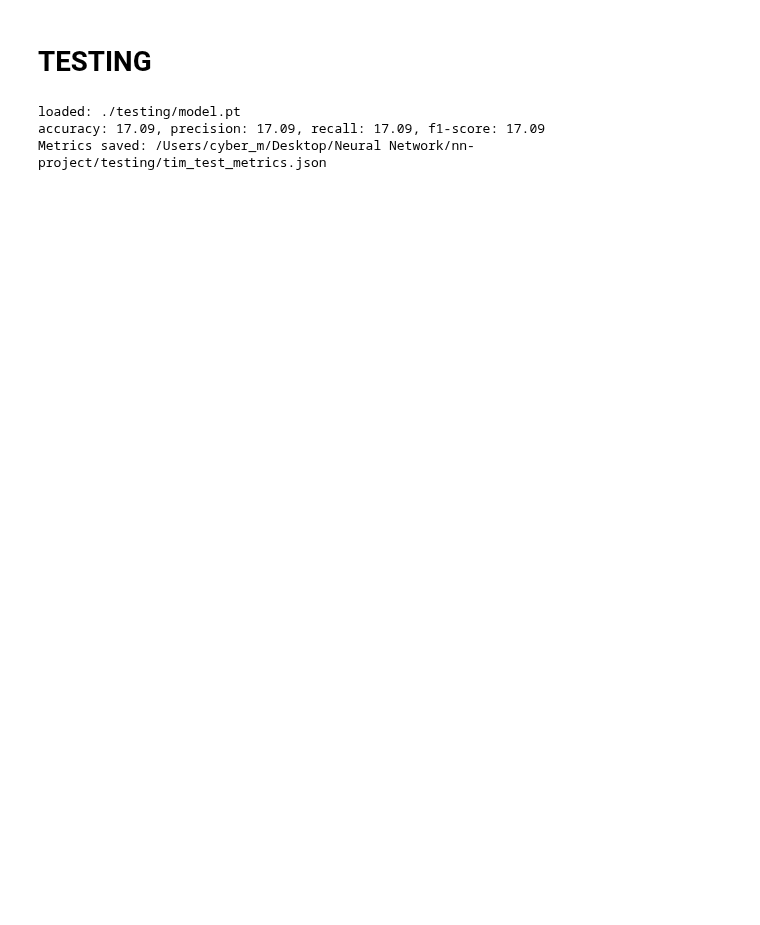
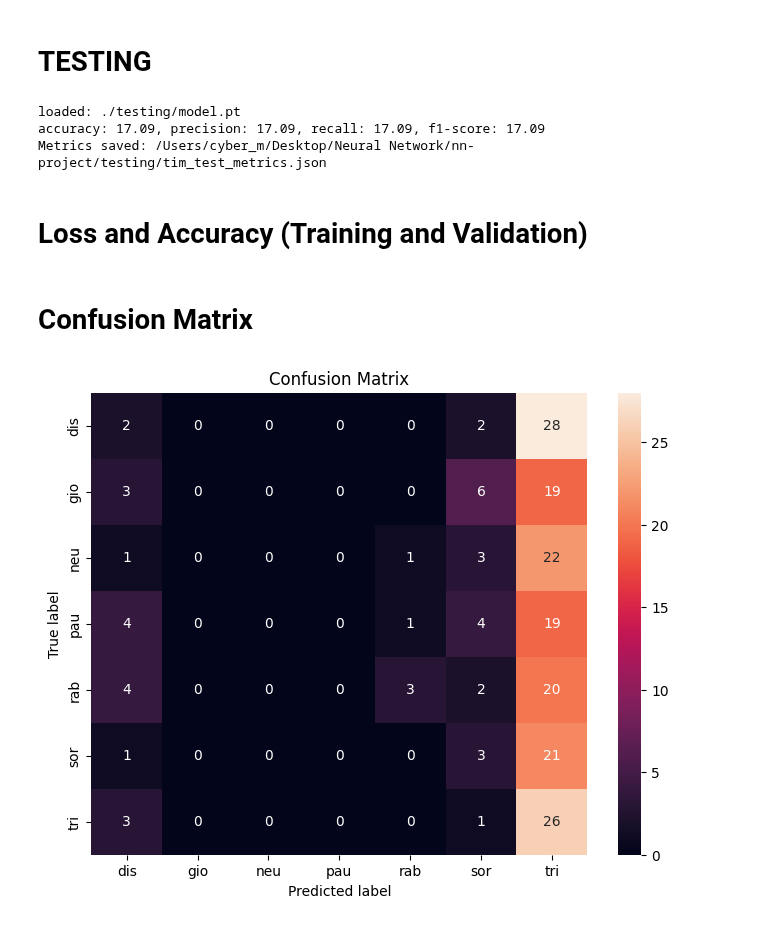
Before and after one commit to cybernetic-m/nn-project, a Jupyter notebook: notebook_nn_exam.ipynb, the cells around one changed output. Drawn from its saved outputs; the diff is of its cells as text; code cells hidden in the pictures; blank space fills up the shorter version.

```diff
--- a/notebook_nn_exam.ipynb
+++ b/notebook_nn_exam.ipynb
@@ -327,7 +291,6 @@ test_dataloader = DataLoader(test_dataset, batch_size=BATCH_SIZE, shuffle=True)#
 # Loss Function
 loss_fn = nn.CrossEntropyLoss()
 
-
 # Initialization of the test metrics dictionary
 test_metrics_dict = {
     "model" : [model.model_name],
@@ -339,7 +302,7 @@ test_metrics_dict = {
     "f1_score": [],
 }
 
-test(
+cm = test(
     model,
     model_path,
     test_dataloader,
@@ -350,3 +313,36 @@ test(
 loaded: ./testing/model.pt
 accuracy: 17.09, precision: 17.09, recall: 17.09, f1-score: 17.09
 Metrics saved: /Users/cyber_m/Desktop/Neural Network/nn-project/testing/tim_test_metrics.json
+# %% [markdown]
+# Loss and Accuracy (Training and Validation)
+# %%
+actual_dir = './training/results'
+# TO DO add an intermidiate path with the directories of best models (1 for each possibility)
+path_training_metrics = actual_dir + '/training_metrics.json'
+path_validation_metrics = actual_dir+ '/validation_metrics.json'
+
+# load the dictionary {'model': [model_name], 'epoch': [1, 2 ...], 'loss': [1.9, 1.8 ...], 'accuracy': [0.6, 0.7, ...], 'recall': [0.2, 0.3, ...], 'precision': [0.3, 0.4, ...], 'f1-score': [0.5, 0.6, ...]}
+data_training = utils.load_metrics(path_training_metrics)
+data_validation = utils.load_metrics(path_training_metrics)
+
+# Load the epochs, loss and accuracy in training and validation for the plots
+epochs = data_training['epoch']
+training_loss = data_training['loss']
+training_accuracy = data_training['accuracy']
+
+validation_loss = data_validation['loss']
+validation_accuracy = data_validation['accuracy']
+
+# Plot section
+# 1st Subplot => Loss in Training and Validation
+# 2nd Subplot => Accuracy in Training and Validation
+utils.plot_loss_acc(epochs, training_loss, validation_loss, training_accuracy, validation_accuracy)
+# %% [markdown]
+# Confusion Matrix
+# %%
+# Plot the confusion Matrix
+
+class_names = ['dis', 'gio', 'neu', 'pau', 'rab', 'sor', 'tri']
+utils.plot_confusion_matrix(cm, class_names, cmap='rocket')
+# %% [output]
+[figure, added]
```
Also changed, not shown: parts of 6 cells of this notebook, 2 other files.
